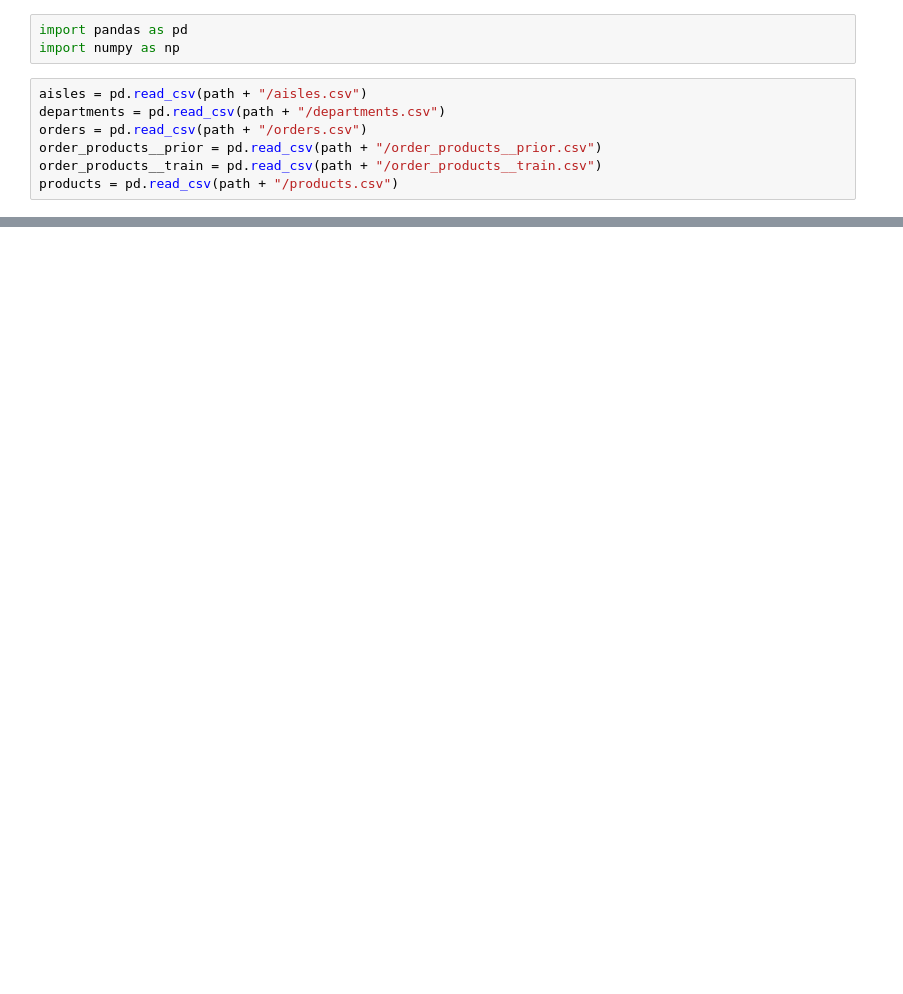
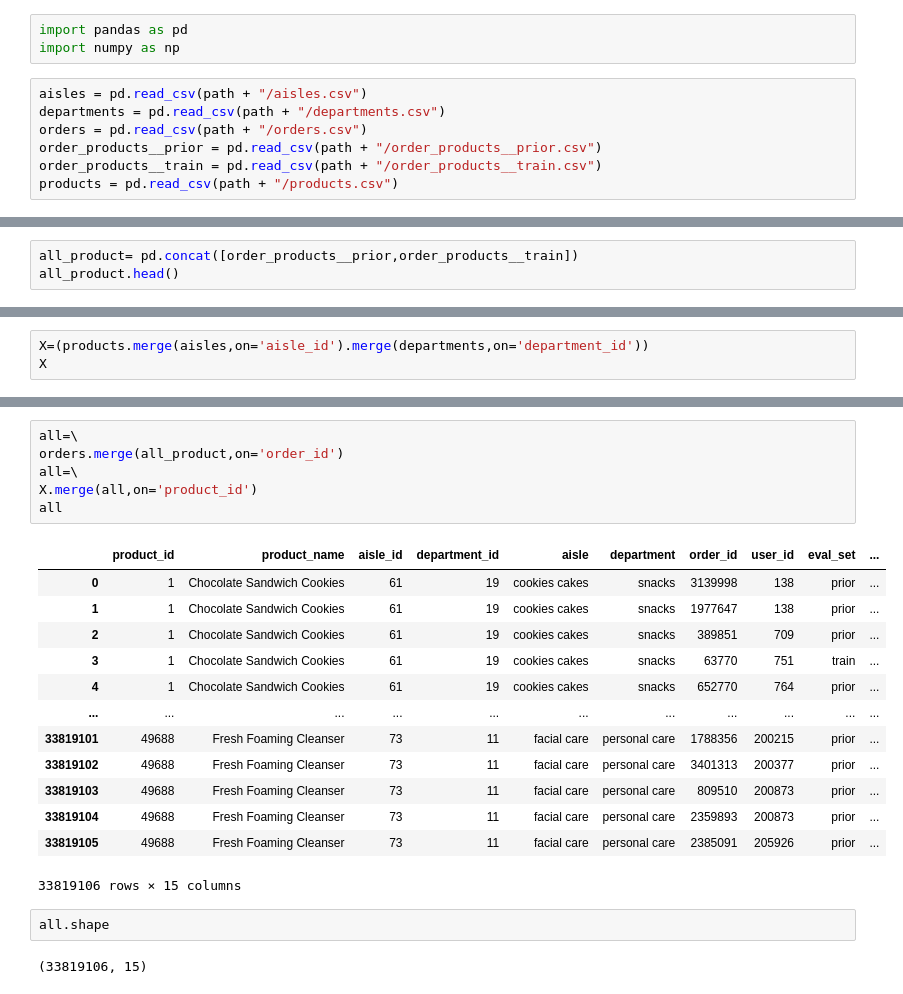
Before and after one commit to frieh7/Fall2025_DS230_Final-project, a Jupyter notebook: main.ipynb, the cells around one changed output, grey strips where cells are left out. Drawn from its saved outputs; the diff is of its cells as text; blank space fills up the shorter version.

```diff
--- a/main.ipynb
+++ b/main.ipynb
@@ -80,3 +86,6 @@ print(products.corr(numeric_only=True))
 product_id       1.000000 -0.000807       0.002074
 aisle_id        -0.000807  1.000000       0.094784
 department_id    0.002074  0.094784       1.000000
+# %%
+all_product= pd.concat([order_products__prior,order_products__train])
+all_product.head()
@@ -82,0 +99,3 @@ department_id    0.002074  0.094784       1.000000
+# %%
+X=(products.merge(aisles,on='aisle_id').merge(departments,on='department_id'))
+X
@@ -82,0 +116,24 @@ department_id    0.002074  0.094784       1.000000
+# %%
+all=\
+orders.merge(all_product,on='order_id')
+all=\
+X.merge(all,on='product_id')
+all
+# %% [output]
+|  | product_id | product_name | aisle_id | department_id | aisle | department | order_id | user_id | eval_set | ... |
+| 0 | 1 | Chocolate Sandwich Cookies | 61 | 19 | cookies cakes | snacks | 3139998 | 138 | prior | ... |
+| 1 | 1 | Chocolate Sandwich Cookies | 61 | 19 | cookies cakes | snacks | 1977647 | 138 | prior | ... |
+| 2 | 1 | Chocolate Sandwich Cookies | 61 | 19 | cookies cakes | snacks | 389851 | 709 | prior | ... |
+| 3 | 1 | Chocolate Sandwich Cookies | 61 | 19 | cookies cakes | snacks | 63770 | 751 | train | ... |
+| 4 | 1 | Chocolate Sandwich Cookies | 61 | 19 | cookies cakes | snacks | 652770 | 764 | prior | ... |
+| ... | ... | ... | ... | ... | ... | ... | ... | ... | ... | ... |
+| 33819101 | 49688 | Fresh Foaming Cleanser | 73 | 11 | facial care | personal care | 1788356 | 200215 | prior | ... |
+| 33819102 | 49688 | Fresh Foaming Cleanser | 73 | 11 | facial care | personal care | 3401313 | 200377 | prior | ... |
+| 33819103 | 49688 | Fresh Foaming Cleanser | 73 | 11 | facial care | personal care | 809510 | 200873 | prior | ... |
+| 33819104 | 49688 | Fresh Foaming Cleanser | 73 | 11 | facial care | personal care | 2359893 | 200873 | prior | ... |
+| 33819105 | 49688 | Fresh Foaming Cleanser | 73 | 11 | facial care | personal care | 2385091 | 205926 | prior | ... |
+33819106 rows × 15 columns
+# %%
+all.shape
+# %% [output]
+(33819106, 15)
```
Also changed, not shown: parts of 4 cells of this notebook.
